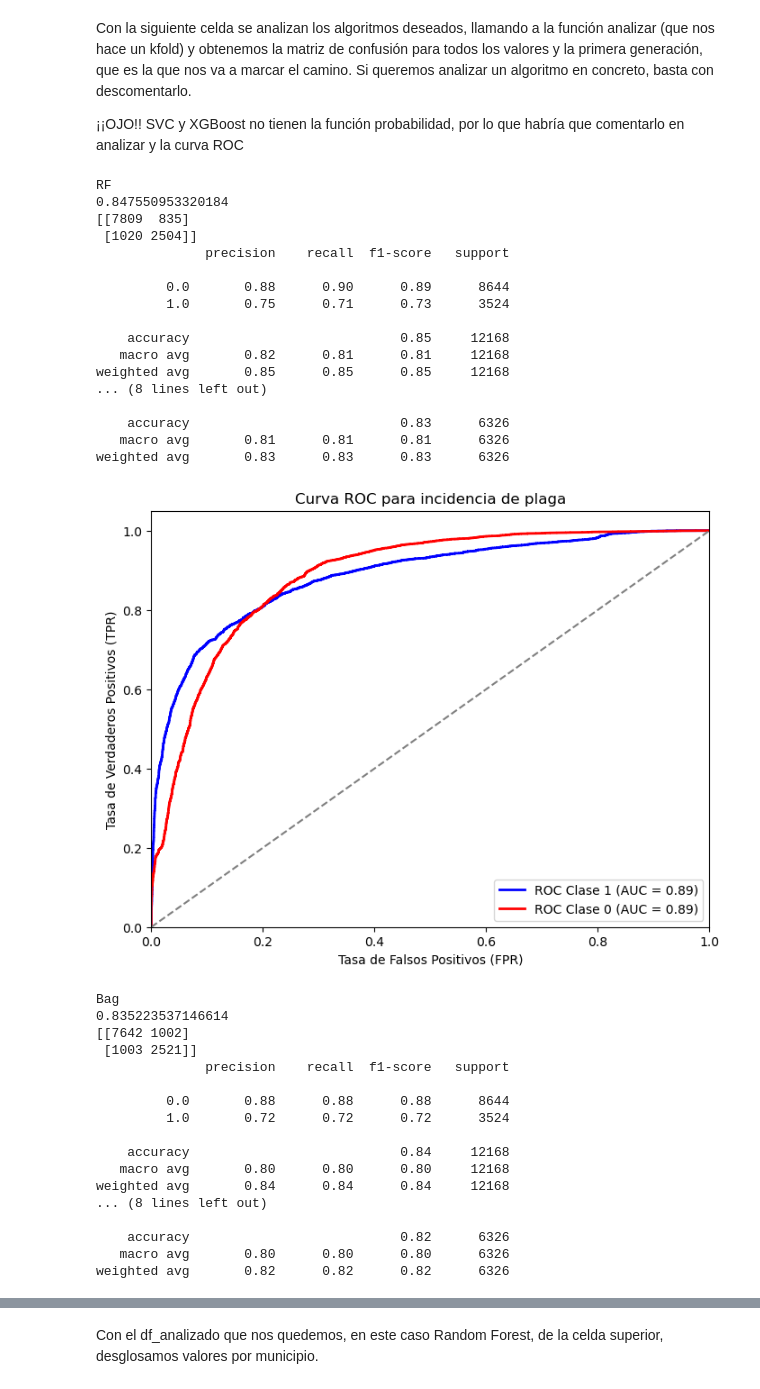
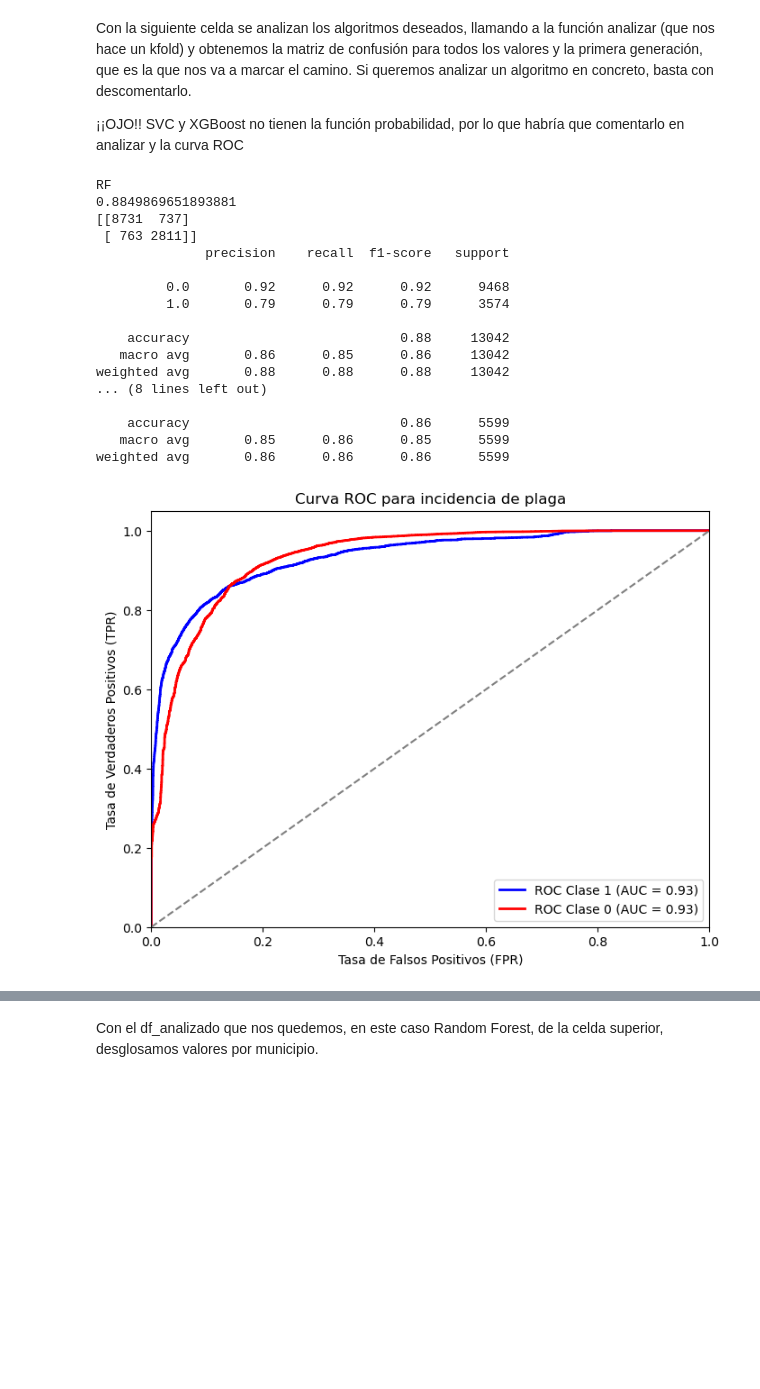
Before and after one commit to junegueruela/carpocapsa-Notebooks, a Jupyter notebook: Analisis/ComparativaAlgoritmos.ipynb, the cells around one changed output, grey strips where cells are left out. Saved outputs shown, nothing was run; the diff lists cells and outputs as text; code cells hidden in the pictures; blank space fills up the shorter version.

Commit message:
Cambios en el modelo y posterior análisis.

```diff
--- a/Analisis/ComparativaAlgoritmos.ipynb
+++ b/Analisis/ComparativaAlgoritmos.ipynb
@@ -133,9 +133,8 @@ def curvaROC(df_dibujar):
 # %% [markdown]
 Para no tener que calcular cada vez que probamos un algoritmo hemos guardado el modelo de datos en base de datos. Lo recuperamos y definimos los atributos que vamos a escalar
 # %%
-df=cS.getTodoModelo()
-#df=mod.calcularModeloSimple()
-## Lo guardamos en base de datos
+#df=cS.getTodoModelo()
+df=mod.calcularModeloSimple()
 df['generacionC']=df['generacion']
 df['anyoC']=df['anyo']
 df['idMunicipioC']=df['idMunicipio']
@@ -226,60 +225,43 @@ models=[]
 #models.append(("RF",RandomForestClassifier(bootstrap= False, max_depth=20,  max_features='log2', min_samples_leaf=1, min_samples_split= 2, n_estimators= 100)))
 # Random Forest para mejor accuracy
 #models.append(("RF",RandomForestClassifier(bootstrap= False, max_depth=None, max_features='sqrt', min_samples_leaf=1, min_samples_split= 2, n_estimators= 200)))
 #Ramom Forest para mejor compromiso
 models.append(("RF",RandomForestClassifier(class_weight= None, max_depth=7, min_samples_leaf=4, min_samples_split=2, n_estimators=132)))
 models.append(("Bag",BaggingClassifier(DecisionTreeClassifier(), n_estimators=500, max_samples=100, n_jobs=-1, random_state=42)))
 models.append(("KNN",KNeighborsClassifier()))
 models.append(("NB",GaussianNB()))
 models.append(("SVM", SVC(gamma='auto', kernel="linear", probability=True)))
 models.append(("XGB",XGBClassifier(n_estimators=132, max_depth=15,  objective='binary:logistic', max_delta_step=1,random_state=42)))
 for name, model in models:
     #model.fit(X_train,Y_train)
     df_analizado=analizar(model,dfb)
     df_analizado['algoritmo']=name
     print(name)
     print(accuracy_score(df_analizado['incidencia'], df_analizado['prediccion']))
     print(confusion_matrix(df_analizado['incidencia'], df_analizado['prediccion']))
     print(classification_report(df_analizado['incidencia'], df_analizado['prediccion']))
     print(accuracy_score(df_analizado[df_analizado['generacion']==1]['incidencia'], df_analizado[df_analizado['generacion']==1]['prediccion']))
     print(confusion_matrix(df_analizado[df_analizado['generacion']==1]['incidencia'], df_analizado[df_analizado['generacion']==1]['prediccion']))
     print(classification_report(df_analizado[df_analizado['generacion']==1]['incidencia'], df_analizado[df_analizado['generacion']==1]['prediccion']))
     curvaROC(df_analizado)
     df_analizado['algoritmo']=name
-    cS.insertaTabla('AP',df_analizado[['algoritmo','idMunicipio','fecha','anyo','generacion','incidencia','prediccion','num_vuelos_n','dias_grado_ac','probabilidad']])
+    #cS.insertaTabla('AP',df_analizado[['algoritmo','idMunicipio','fecha','anyo','generacion','incidencia','prediccion','num_vuelos_n','dias_grado_ac','probabilidad']])
 # %% [output]
 RF
-0.847550953320184
-[[7809  835]
- [1020 2504]]
+0.8849869651893881
+[[8731  737]
+ [ 763 2811]]
               precision    recall  f1-score   support
 
-         0.0       0.88      0.90      0.89      8644
-         1.0       0.75      0.71      0.73      3524
+         0.0       0.92      0.92      0.92      9468
+         1.0       0.79      0.79      0.79      3574
 
-    accuracy                           0.85     12168
-   macro avg       0.82      0.81      0.81     12168
-weighted avg       0.85      0.85      0.85     12168
+    accuracy                           0.88     13042
+   macro avg       0.86      0.85      0.86     13042
+weighted avg       0.88      0.88      0.88     13042
 ... (8 lines left out)
 
-    accuracy                           0.83      6326
-   macro avg       0.81      0.81      0.81      6326
-weighted avg       0.83      0.83      0.83      6326
+    accuracy                           0.86      5599
+   macro avg       0.85      0.86      0.85      5599
+weighted avg       0.86      0.86      0.86      5599
-[figure, old version]
+[figure, new version]
-Bag
-0.835223537146614
-[[7642 1002]
- [1003 2521]]
-              precision    recall  f1-score   support
-
-         0.0       0.88      0.88      0.88      8644
-         1.0       0.72      0.72      0.72      3524
-
-    accuracy                           0.84     12168
-   macro avg       0.80      0.80      0.80     12168
-weighted avg       0.84      0.84      0.84     12168
-... (8 lines left out)
-
-    accuracy                           0.82      6326
-   macro avg       0.80      0.80      0.80      6326
-weighted avg       0.82      0.82      0.82      6326
```
Also changed, not shown: parts of 2 cells of this notebook, 1 other file.
